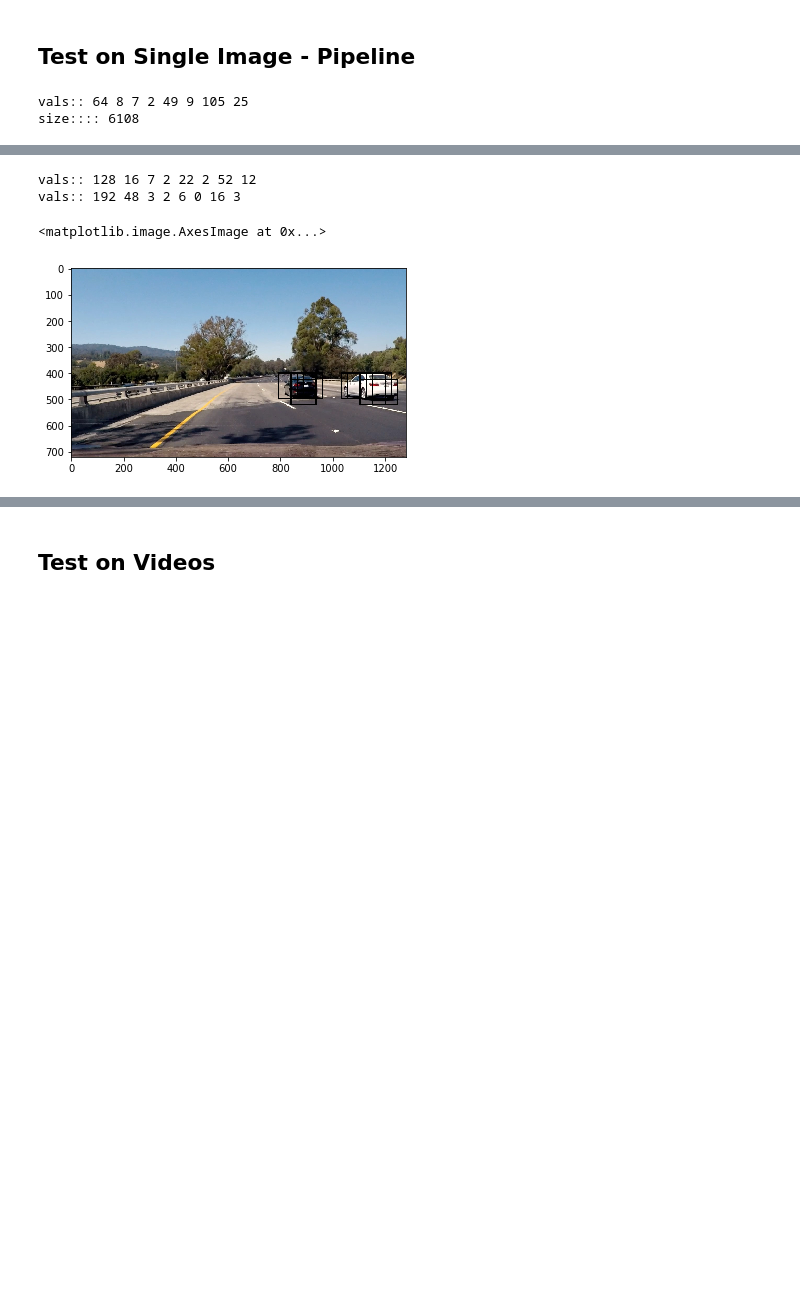
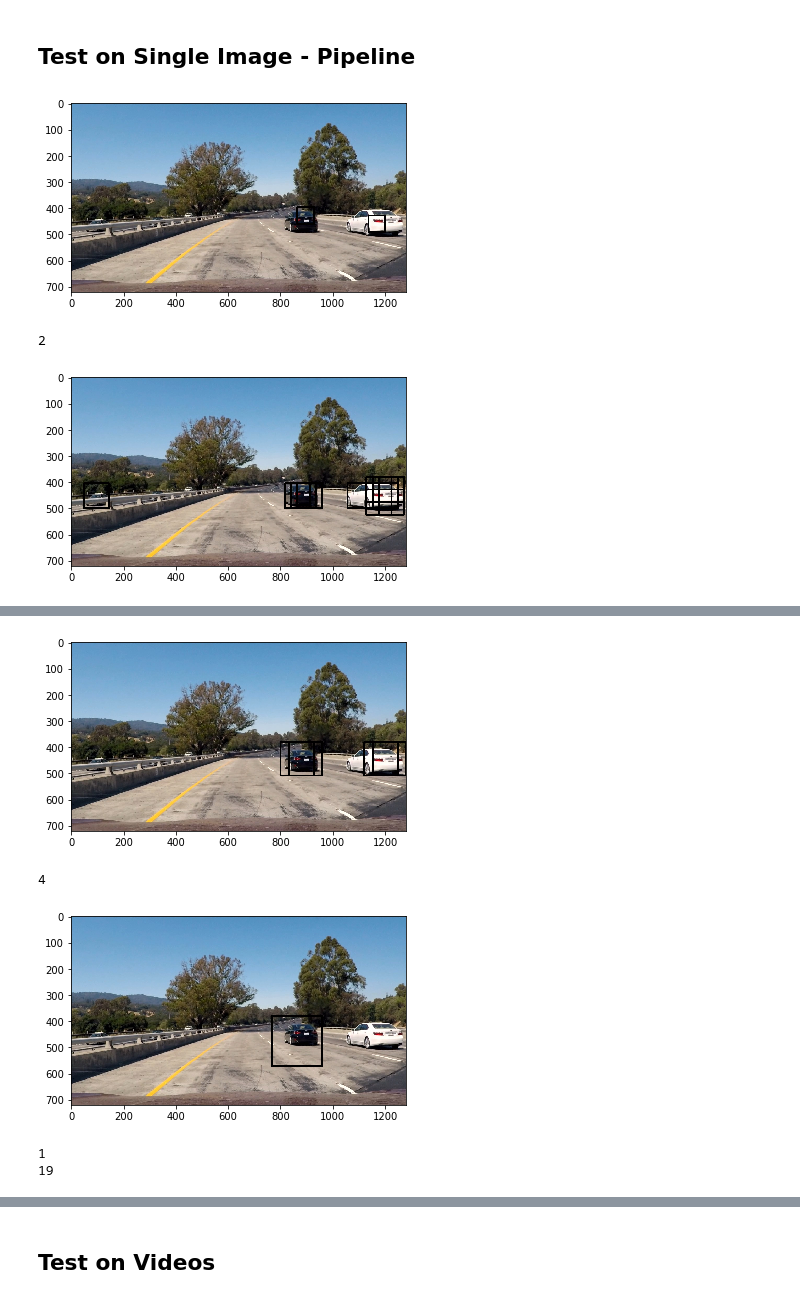
Before and after one commit to pkorivi/CarND-Vehicle-Detection, a Jupyter notebook: car_tracking.ipynb, the cells around one changed output, grey strips where cells are left out. Saved outputs shown, nothing was run; the diff lists cells and outputs as text; code cells hidden in the pictures; blank space fills up the shorter version.

```diff
--- a/car_tracking.ipynb
+++ b/car_tracking.ipynb
@@ -447,25 +431,37 @@ os.listdir("test_images/")
 ## Test on Single Image - Pipeline
 # %%
 # code
-ystart = 400
-ystop = 720
-scale = 1.5
+ystart = 380
+ystop = 700
+scale = 4
+
+yss = [[380,550],[380,550],[380,550],[380,720]]
+scl = [1,1.5,2,3]
 
 if(hog_channel == "ALL"):
     #filename = './large_data_alltrain.joblib.pkl'
-    pickle_parameters_n = pickle.load( open( "model_trained.p", "rb" ) )
+    pickle_parameters_n = pickle.load( open( "retrain_all_params.p", "rb" ) )
     svc2 = pickle_parameters_n["svc"]
 else:
-    filename = './large_data_train.joblib.pkl'
-    svc2 = joblib.load(filename)
+    #filename = './large_data_train.joblib.pkl'
+    #svc2 = joblib.load(filename)
+    pickle_parameters_n = pickle.load( open( "model_trained_hg_c_1.p", "rb" ) )
+    svc2 = pickle_parameters_n["svc"]
 
 X_scaler = pickle_parameters_n["X_scaler"]
-im = mpimg.imread("./test_images/test4.jpg").astype(np.float32)/255
-out_img, car_boxes = find_cars(im, ystart, ystop, scale, svc2, X_scaler, orient, pix_per_cell, cell_per_block, spatial_size, hist_bins,hog_channel)
-
-
-
-plt.imshow(out_img)
+im = mpimg.imread("./test_images/test1.jpg").astype(np.float32)/255
+car_full_boxes=[]
+for i in range(len(scl)) :
+    scale = scl[i]
+    ystart =yss[i][0]
+    ystop =yss[i][1]
+    out_img, car_boxes = find_cars(im, ystart, ystop, scale, svc2, X_scaler, orient, pix_per_cell, cell_per_block, spatial_size, hist_bins,hog_channel)
+    car_full_boxes.extend(car_boxes)
+    plt.imshow(out_img)
+    plt.show()
+    print(len(car_boxes))
+print(len(car_full_boxes))
 # %% [output]
+[figure, new version]
-vals:: 64 8 7 2 49 9 105 25
-size:::: 6108
+2
+[figure, added]
@@ -474,7 +469,8 @@ size:::: 6108
+[figure, added]
-vals:: 128 16 7 2 22 2 52 12
-vals:: 192 48 3 2 6 0 16 3
+4
+[figure, added]
-<matplotlib.image.AxesImage at 0x...>
+1
+19
-[figure, old version]
 # %%
 
 from scipy.ndimage.measurements import label
```
Also changed, not shown: parts of 8 cells of this notebook, 1 other file.
